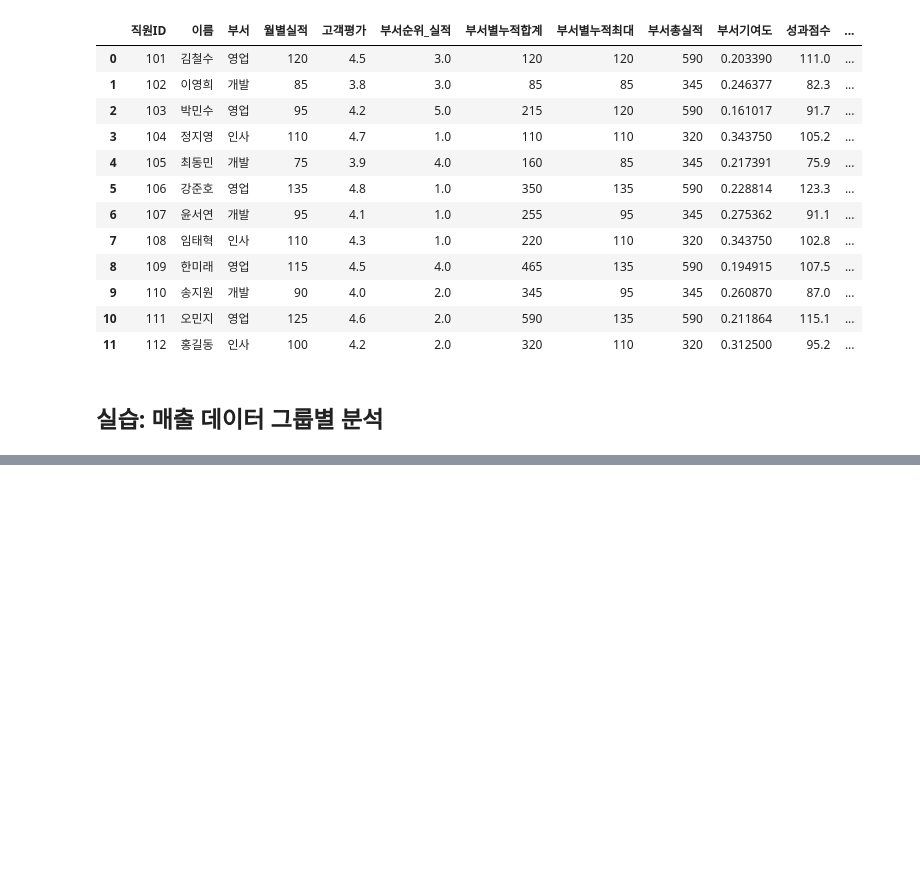
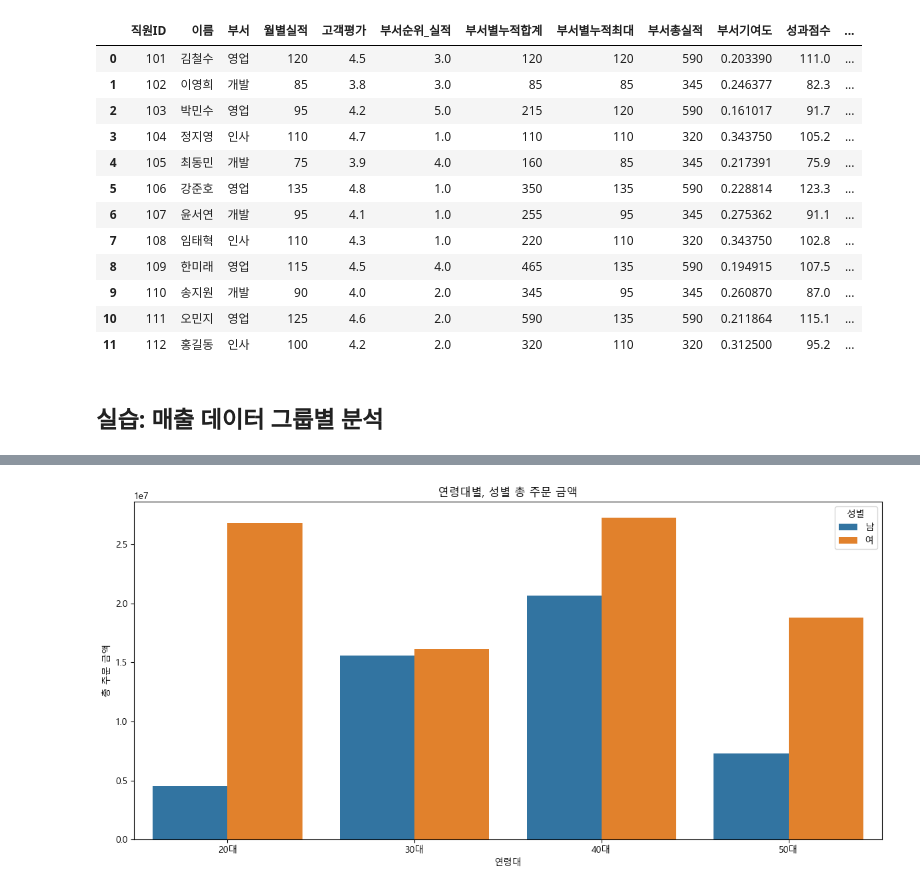
Before and after one commit to im-louise/practice, a Jupyter notebook: data/02_pandas2.ipynb, the cells around one changed output, grey strips where cells are left out. Saved outputs shown, nothing was run; the diff lists cells and outputs as text; code cells hidden in the pictures; blank space fills up the shorter version.

```diff
--- a/data/02_pandas2.ipynb
+++ b/data/02_pandas2.ipynb
@@ -590,0 +832,4 @@ satisfaction = pd.DataFrame({
+# %%
+# 주문 데이터에 사용자 병합
+orders_customers = order_with_totals.merge(customers, on='고객ID')
+orders_customers.head()
@@ -590,0 +843,9 @@ satisfaction = pd.DataFrame({
+# %%
+# 배송정보 추가
+full_orders = orders_customers.merge(shipping, on='주문번호')
+full_orders.head()
+
+# 배송 소요일 추가  (timedelta -> int)
+full_orders['배송소요일'] = (full_orders['출고일자'] - full_orders['주문일자']).dt.days
+
+full_orders
@@ -590,0 +870,4 @@ satisfaction = pd.DataFrame({
+# %%
+# 만족도 정보 결합
+with_satisfaction = full_orders.merge(satisfaction, on='주문번호', how='left')
+with_satisfaction.head()
@@ -590,0 +881,7 @@ satisfaction = pd.DataFrame({
+# %%
+# 분석: 연령대별, 성별 총 주문 금액
+spending_stat = with_satisfaction.groupby(['연령대', '성별'])['총금액'].agg(
+    ['sum', 'mean', 'count']
+).reset_index()
+
+spending_stat
@@ -590,0 +898,18 @@ satisfaction = pd.DataFrame({
+# %%
+import matplotlib.pyplot as plt
+import seaborn as sns
+import warnings
+
+warnings.filterwarnings('ignore', category=UserWarning)
+
+plt.rcParams['font.family'] = 'Malgun Gothic'
+plt.rcParams['axes.unicode_minus'] = False
+
+plt.figure(figsize=(12, 6))
+sns.barplot(x='연령대', y='sum', hue='성별', data=spending_stat)
+plt.title('연령대별, 성별 총 주문 금액')
+plt.ylabel('총 주문 금액')
+plt.tight_layout()
+plt.show()
+# %% [output]
+[figure, added]
```
Also changed, not shown: parts of 70 cells of this notebook, 1 other file.
